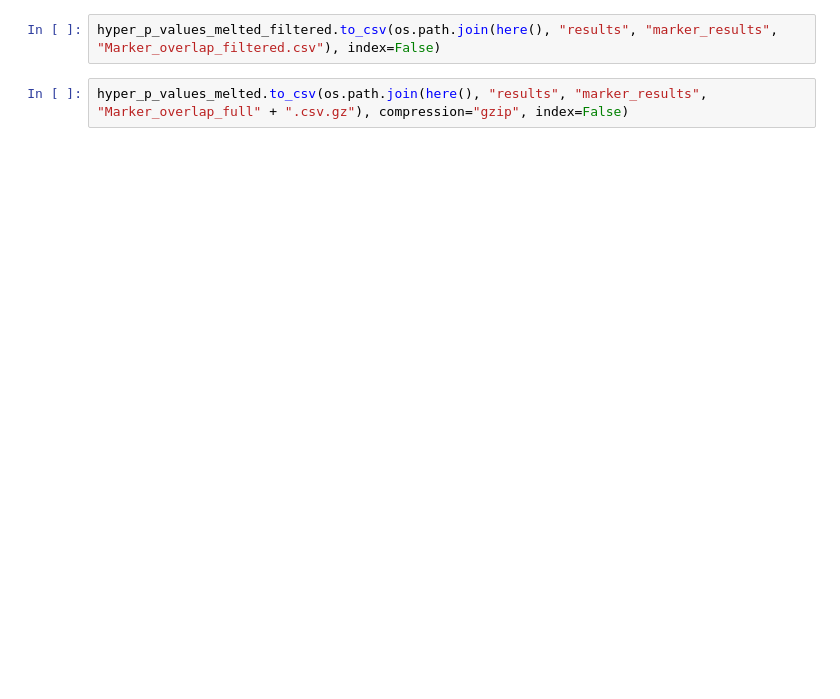
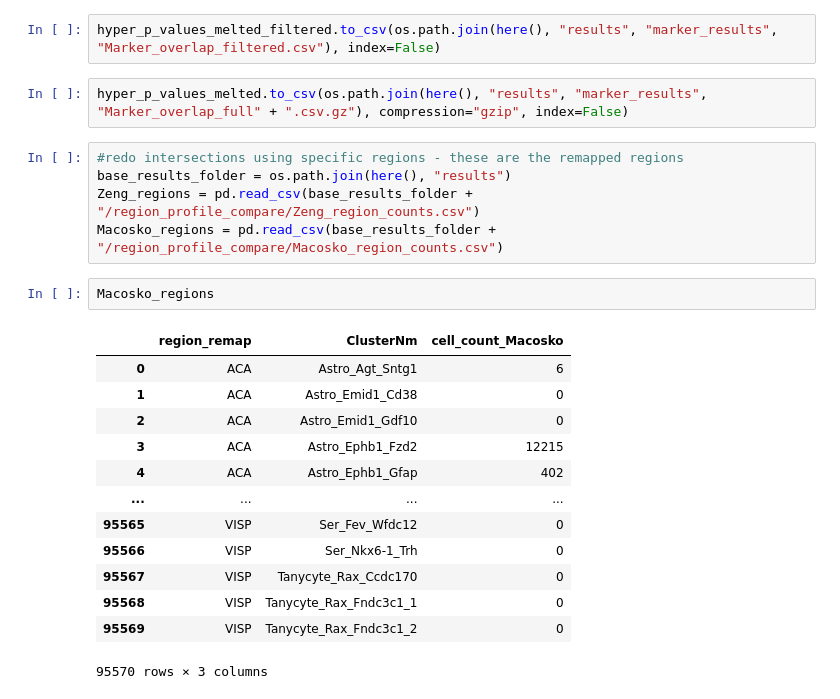
Before and after one commit to gillislab/mouse_brain_cluster_replicability, a Jupyter notebook: python_notebooks/Marker_set_intersections.ipynb, the cells around one changed output. Saved outputs shown, nothing was run; the diff lists cells and outputs as text; blank space fills up the shorter version.

```diff
--- a/python_notebooks/Marker_set_intersections.ipynb
+++ b/python_notebooks/Marker_set_intersections.ipynb
@@ -432,3 +503,24 @@ hyper_p_values_melted_filtered[hyper_p_values_melted_filtered.p_value * num_test
 hyper_p_values_melted_filtered.to_csv(os.path.join(here(), "results", "marker_results", "Marker_overlap_filtered.csv"), index=False)
 # %%
 hyper_p_values_melted.to_csv(os.path.join(here(), "results", "marker_results", "Marker_overlap_full" + ".csv.gz"), compression="gzip", index=False)
+# %%
+#redo intersections using specific regions - these are the remapped regions
+base_results_folder = os.path.join(here(), "results")
+Zeng_regions = pd.read_csv(base_results_folder + "/region_profile_compare/Zeng_region_counts.csv")
+Macosko_regions = pd.read_csv(base_results_folder + "/region_profile_compare/Macosko_region_counts.csv")
+# %%
+Macosko_regions
+# %% [output]
+|  | region_remap | ClusterNm | cell_count_Macosko |
+| 0 | ACA | Astro_Agt_Sntg1 | 6 |
+| 1 | ACA | Astro_Emid1_Cd38 | 0 |
+| 2 | ACA | Astro_Emid1_Gdf10 | 0 |
+| 3 | ACA | Astro_Ephb1_Fzd2 | 12215 |
+| 4 | ACA | Astro_Ephb1_Gfap | 402 |
+| ... | ... | ... | ... |
+| 95565 | VISP | Ser_Fev_Wfdc12 | 0 |
+| 95566 | VISP | Ser_Nkx6-1_Trh | 0 |
+| 95567 | VISP | Tanycyte_Rax_Ccdc170 | 0 |
+| 95568 | VISP | Tanycyte_Rax_Fndc3c1_1 | 0 |
+| 95569 | VISP | Tanycyte_Rax_Fndc3c1_2 | 0 |
+95570 rows × 3 columns
```
Also changed, not shown: parts of 25 cells of this notebook, 1 other file.
